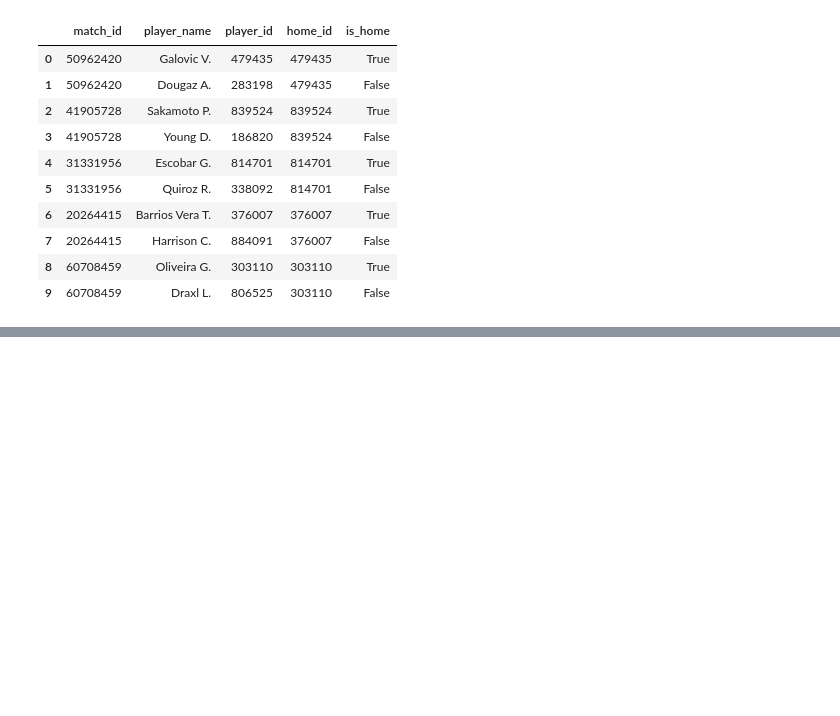
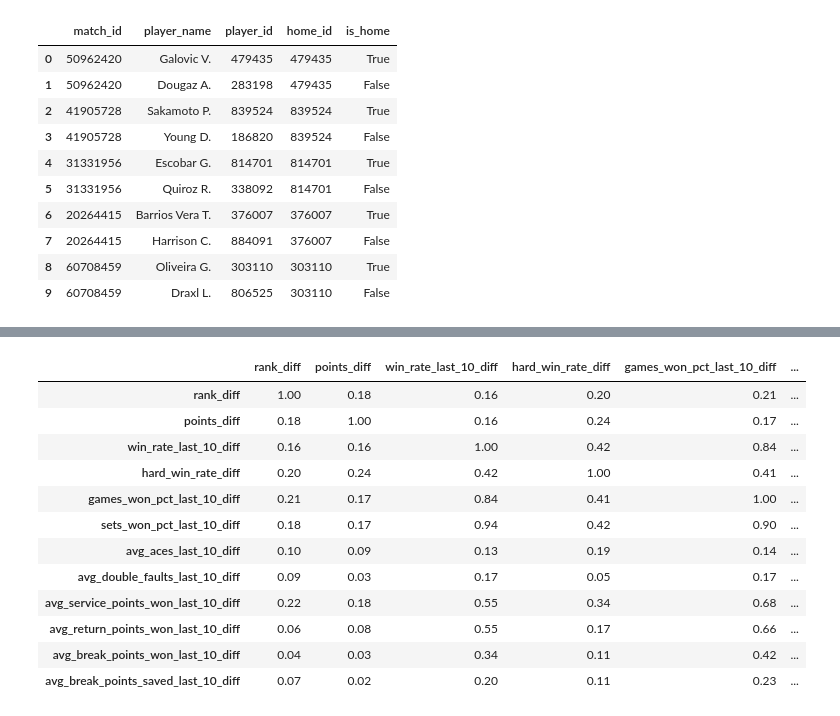
Before and after one commit to chirag330/Tennis-ML-Predictor---US-Open, a Jupyter notebook: Main.ipynb, the cells around one changed output, grey strips where cells are left out. Cells and saved outputs as stored; diff of their text form; code cells hidden in the pictures; blank space fills up the shorter version.

```diff
--- a/Main.ipynb
+++ b/Main.ipynb
@@ -1235,0 +1556,19 @@ player_history[[
+# %%
+features_v2 = [
+    "rank_diff",
+    "points_diff",
+    "win_rate_last_10_diff",
+    "hard_win_rate_diff",
+    "games_won_pct_last_10_diff",
+    "sets_won_pct_last_10_diff",
+    "avg_aces_last_10_diff",
+    "avg_double_faults_last_10_diff",
+    "avg_service_points_won_last_10_diff",
+    "avg_return_points_won_last_10_diff",
+    "avg_break_points_won_last_10_diff",
+    "avg_break_points_saved_last_10_diff"
+]
+
+model_data_v2[features_v2].isna().mean().mul(100).sort_values(
+    ascending=False
+)
@@ -1235,0 +1589,19 @@ player_history[[
+# %%
+# Checking for correlation between the model features
+correlation_matrix = model_data_v2[features_v2].corr()
+
+correlation_matrix.round(2)
+# %% [output]
+|  | rank_diff | points_diff | win_rate_last_10_diff | hard_win_rate_diff | games_won_pct_last_10_diff | ... |
+| rank_diff | 1.00 | 0.18 | 0.16 | 0.20 | 0.21 | ... |
+| points_diff | 0.18 | 1.00 | 0.16 | 0.24 | 0.17 | ... |
+| win_rate_last_10_diff | 0.16 | 0.16 | 1.00 | 0.42 | 0.84 | ... |
+| hard_win_rate_diff | 0.20 | 0.24 | 0.42 | 1.00 | 0.41 | ... |
+| games_won_pct_last_10_diff | 0.21 | 0.17 | 0.84 | 0.41 | 1.00 | ... |
+| sets_won_pct_last_10_diff | 0.18 | 0.17 | 0.94 | 0.42 | 0.90 | ... |
+| avg_aces_last_10_diff | 0.10 | 0.09 | 0.13 | 0.19 | 0.14 | ... |
+| avg_double_faults_last_10_diff | 0.09 | 0.03 | 0.17 | 0.05 | 0.17 | ... |
+| avg_service_points_won_last_10_diff | 0.22 | 0.18 | 0.55 | 0.34 | 0.68 | ... |
+| avg_return_points_won_last_10_diff | 0.06 | 0.08 | 0.55 | 0.17 | 0.66 | ... |
+| avg_break_points_won_last_10_diff | 0.04 | 0.03 | 0.34 | 0.11 | 0.42 | ... |
+| avg_break_points_saved_last_10_diff | 0.07 | 0.02 | 0.20 | 0.11 | 0.23 | ... |
```
Also changed, not shown: parts of 33 cells of this notebook, 1 other file.
